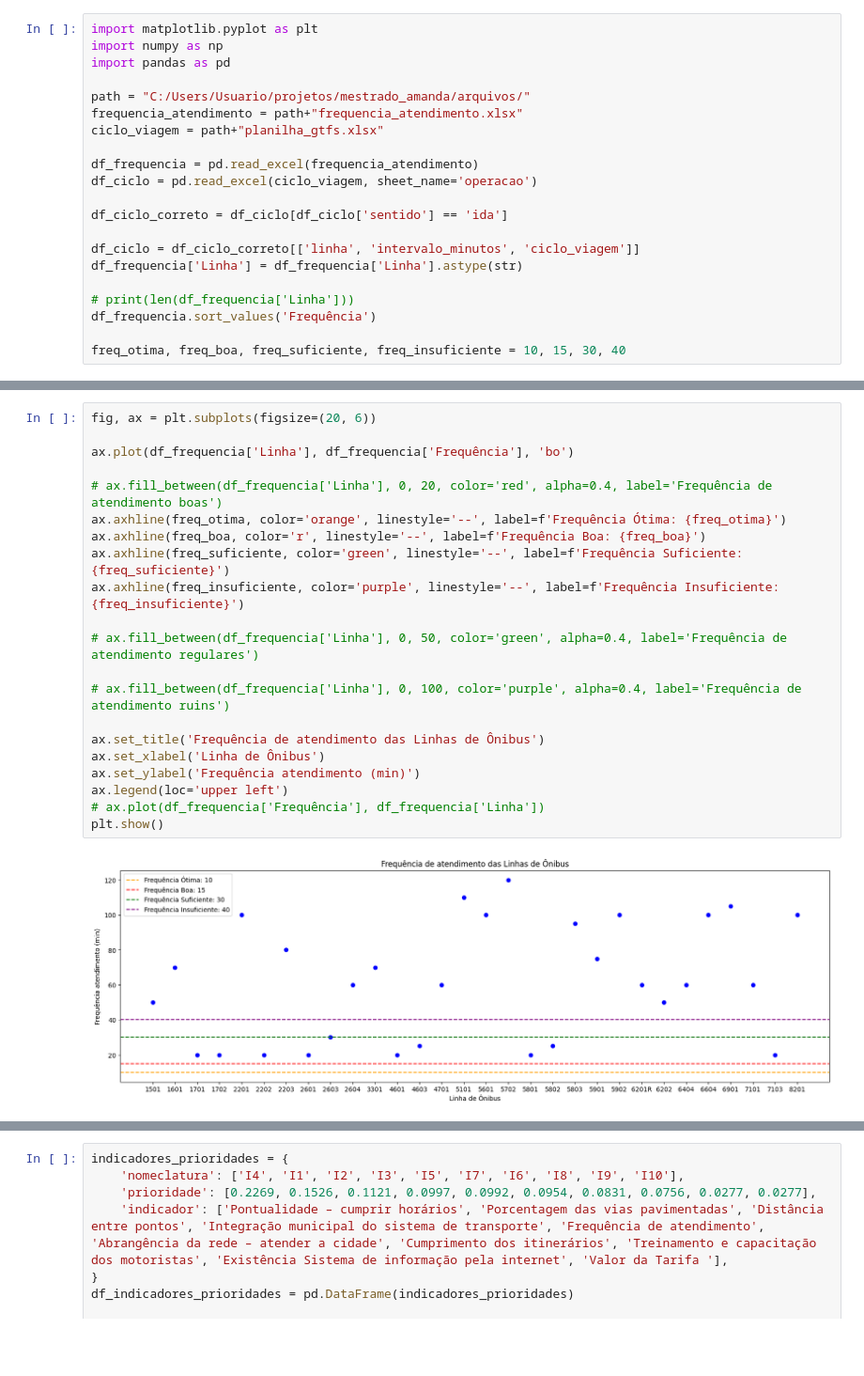
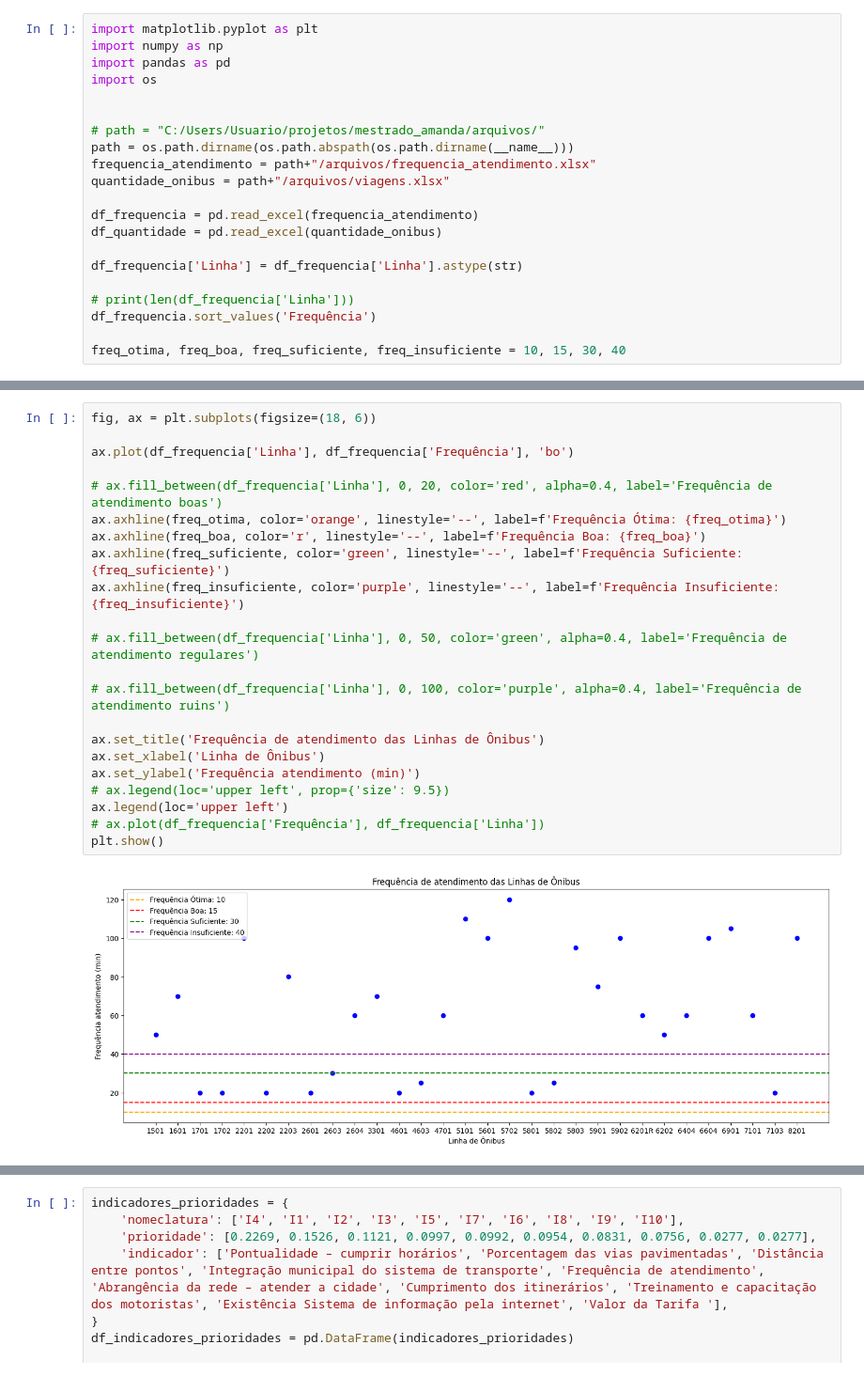
Before and after one commit to YagoMaia/quali_bus, a Jupyter notebook: app/graficos.ipynb, the cells around one changed output, grey strips where cells are left out. Shown: that part at 94% size. Cells and saved outputs as stored; diff of their text form; blank space fills up the shorter version.

Commit message:
Ajuste arquivo geração de graficos, adição imagem

```diff
--- a/app/graficos.ipynb
+++ b/app/graficos.ipynb
@@ -2,17 +2,17 @@
 import matplotlib.pyplot as plt
 import numpy as np
 import pandas as pd
+import os
 
-path = "C:/Users/Usuario/projetos/mestrado_amanda/arquivos/"
-frequencia_atendimento = path+"frequencia_atendimento.xlsx"
-ciclo_viagem = path+"planilha_gtfs.xlsx"
+
+# path = "C:/Users/Usuario/projetos/mestrado_amanda/arquivos/"
+path = os.path.dirname(os.path.abspath(os.path.dirname(__name__)))
+frequencia_atendimento = path+"/arquivos/frequencia_atendimento.xlsx"
+quantidade_onibus = path+"/arquivos/viagens.xlsx"
 
 df_frequencia = pd.read_excel(frequencia_atendimento)
-df_ciclo = pd.read_excel(ciclo_viagem, sheet_name='operacao')
+df_quantidade = pd.read_excel(quantidade_onibus)
 
-df_ciclo_correto = df_ciclo[df_ciclo['sentido'] == 'ida']
-
-df_ciclo = df_ciclo_correto[['linha', 'intervalo_minutos', 'ciclo_viagem']]
 df_frequencia['Linha'] = df_frequencia['Linha'].astype(str)
 
 # print(len(df_frequencia['Linha']))
@@ -22,23 +69,24 @@ freq_otima, freq_boa, freq_suficiente, freq_insuficiente = 10, 15, 30, 40
 # %%
-fig, ax = plt.subplots(figsize=(20, 6))
+fig, ax = plt.subplots(figsize=(18, 6))
 
 ax.plot(df_frequencia['Linha'], df_frequencia['Frequência'], 'bo')
 
 # ax.fill_between(df_frequencia['Linha'], 0, 20, color='red', alpha=0.4, label='Frequência de atendimento boas')
 ax.axhline(freq_otima, color='orange', linestyle='--', label=f'Frequência Ótima: {freq_otima}')
 ax.axhline(freq_boa, color='r', linestyle='--', label=f'Frequência Boa: {freq_boa}')
 ax.axhline(freq_suficiente, color='green', linestyle='--', label=f'Frequência Suficiente: {freq_suficiente}')
 ax.axhline(freq_insuficiente, color='purple', linestyle='--', label=f'Frequência Insuficiente: {freq_insuficiente}')
 
 # ax.fill_between(df_frequencia['Linha'], 0, 50, color='green', alpha=0.4, label='Frequência de atendimento regulares')
 
 # ax.fill_between(df_frequencia['Linha'], 0, 100, color='purple', alpha=0.4, label='Frequência de atendimento ruins')
 
 ax.set_title('Frequência de atendimento das Linhas de Ônibus')
 ax.set_xlabel('Linha de Ônibus')
 ax.set_ylabel('Frequência atendimento (min)')
+# ax.legend(loc='upper left', prop={'size': 9.5})
 ax.legend(loc='upper left')
 # ax.plot(df_frequencia['Frequência'], df_frequencia['Linha'])
 plt.show()
 # %% [output]
-[figure, old version]
+[figure, new version]
```
Also changed, not shown: parts of 6 cells of this notebook, 9 other files.
